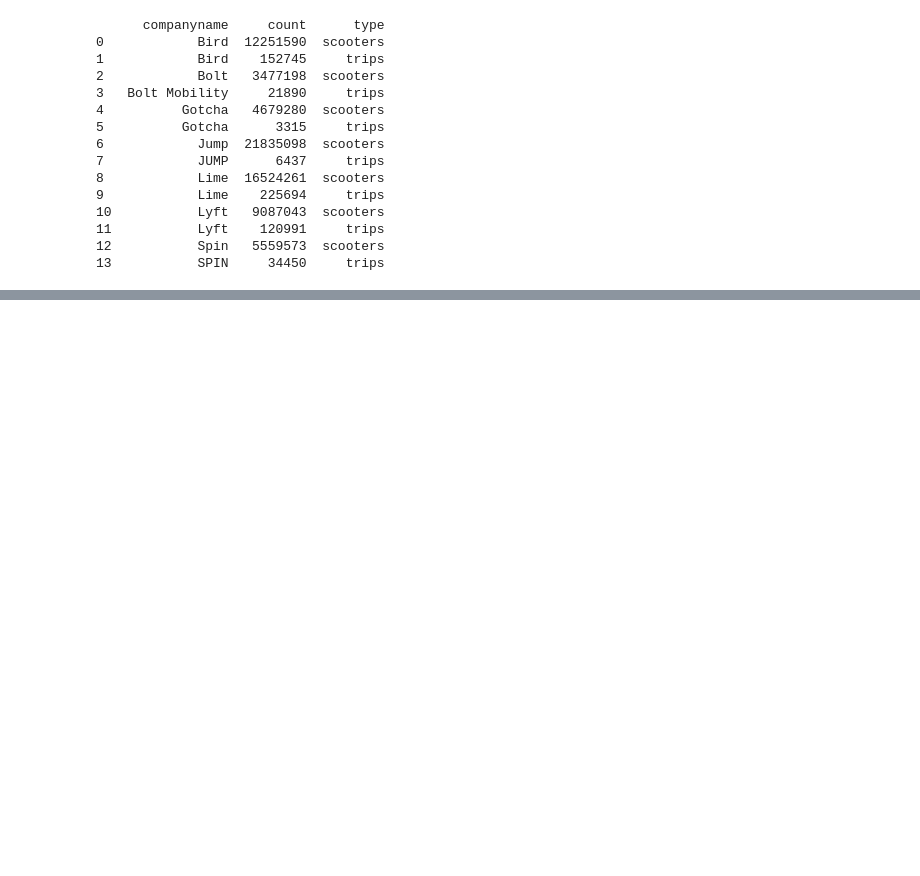
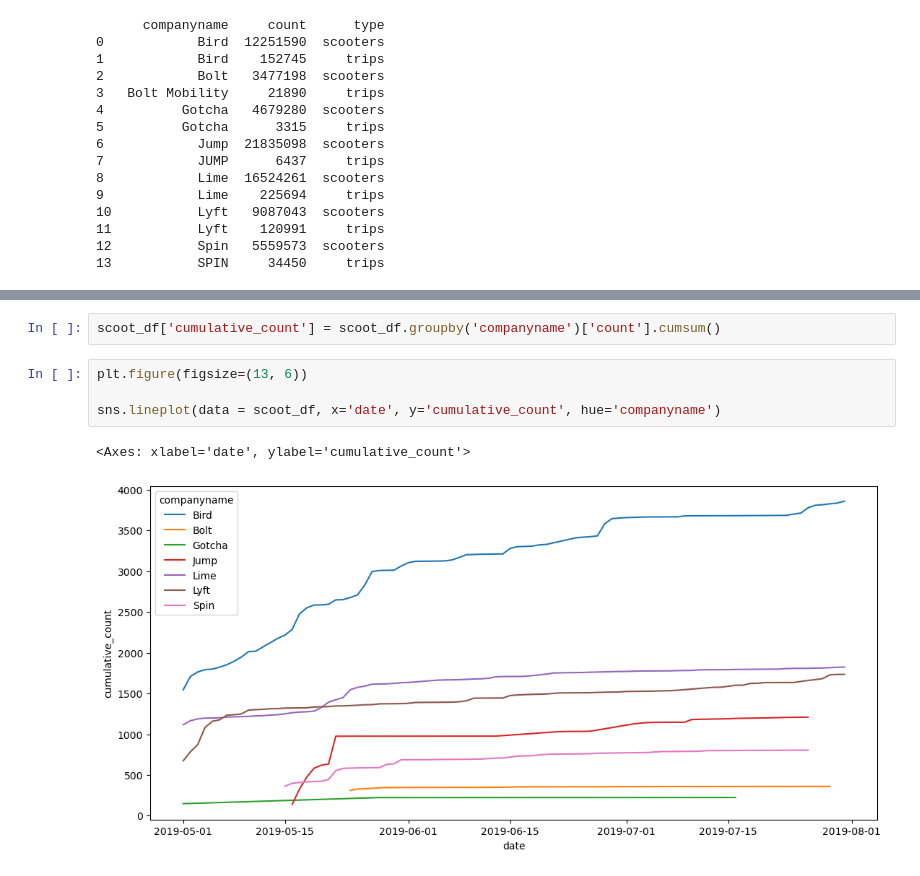
Before and after one commit to NSS-Data-Analytics-Cohort-8/scooter-partner1-yo_dawg_i_heard_you_liked_queries, a Jupyter notebook: notebooks/scooters.ipynb, the cells around one changed output, grey strips where cells are left out. Cells and saved outputs as stored; diff of their text form; blank space fills up the shorter version.

```diff
--- a/notebooks/scooters.ipynb
+++ b/notebooks/scooters.ipynb
@@ -132,0 +243,9 @@ print(companies)
+# %%
+scoot_df['cumulative_count'] = scoot_df.groupby('companyname')['count'].cumsum()
+# %%
+plt.figure(figsize=(13, 6))
+
+sns.lineplot(data = scoot_df, x='date', y='cumulative_count', hue='companyname')
+# %% [output]
+<Axes: xlabel='date', ylabel='cumulative_count'>
+[figure, added]
```
Also changed, not shown: parts of 13 cells of this notebook.
